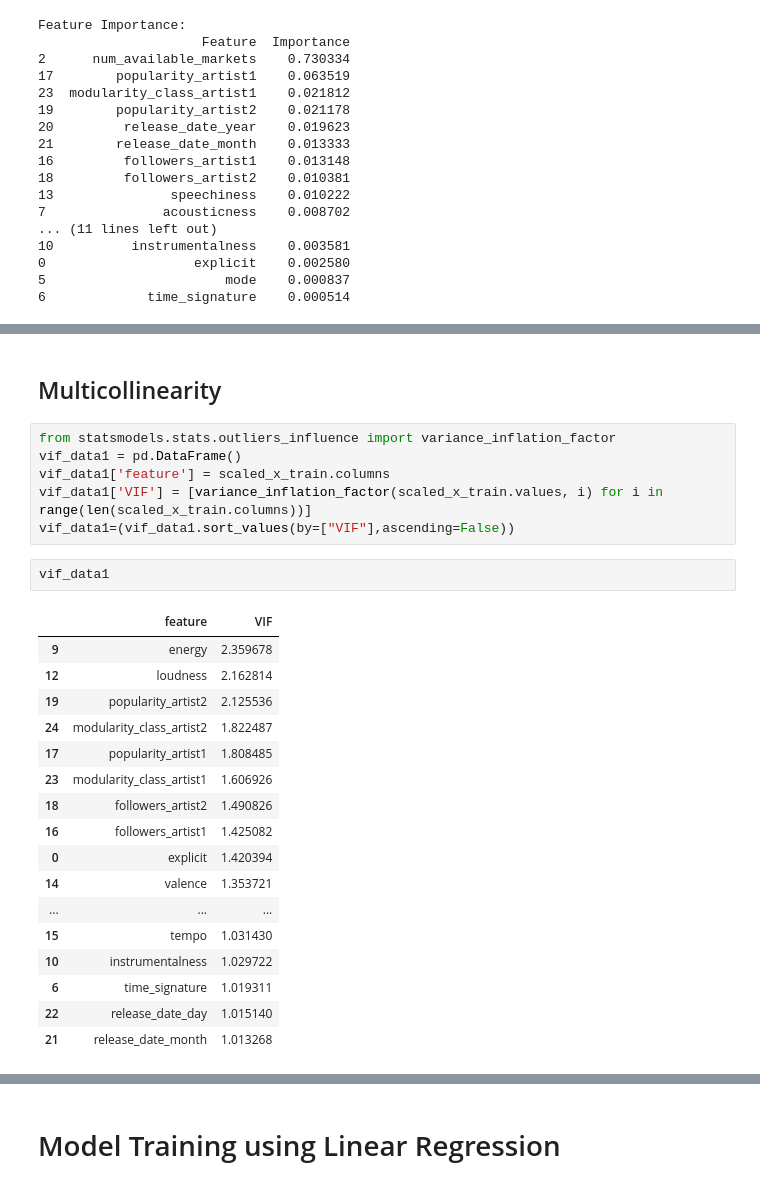
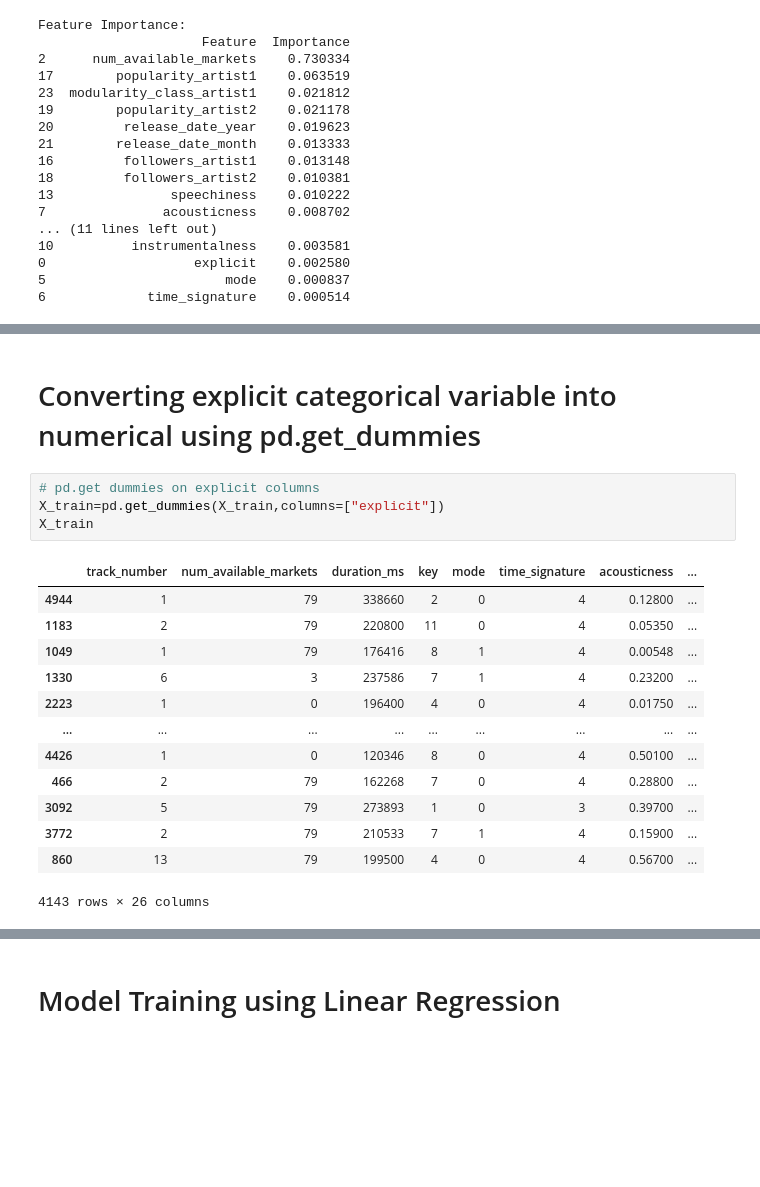
Before and after one commit to anushkavp/Music-Collaboration-Analysis, a Jupyter notebook: Preprocessing.ipynb, the cells around one changed output, grey strips where cells are left out. Saved outputs shown, nothing was run; the diff lists cells and outputs as text; blank space fills up the shorter version.

```diff
--- a/Preprocessing.ipynb
+++ b/Preprocessing.ipynb
@@ -1237,28 +1190,20 @@ scaled_x_test
-# %% [markdown]
-## Multicollinearity
-# %%
-from statsmodels.stats.outliers_influence import variance_inflation_factor
-vif_data1 = pd.DataFrame()
-vif_data1['feature'] = scaled_x_train.columns
-vif_data1['VIF'] = [variance_inflation_factor(scaled_x_train.values, i) for i in range(len(scaled_x_train.columns))]
-vif_data1=(vif_data1.sort_values(by=["VIF"],ascending=False))
-# %%
-vif_data1
-# %% [output]
-|  | feature | VIF |
-| 9 | energy | 2.359678 |
-| 12 | loudness | 2.162814 |
-| 19 | popularity_artist2 | 2.125536 |
-| 24 | modularity_class_artist2 | 1.822487 |
-| 17 | popularity_artist1 | 1.808485 |
-| 23 | modularity_class_artist1 | 1.606926 |
-| 18 | followers_artist2 | 1.490826 |
-| 16 | followers_artist1 | 1.425082 |
-| 0 | explicit | 1.420394 |
-| 14 | valence | 1.353721 |
-| ... | ... | ... |
-| 15 | tempo | 1.031430 |
-| 10 | instrumentalness | 1.029722 |
-| 6 | time_signature | 1.019311 |
-| 22 | release_date_day | 1.015140 |
-| 21 | release_date_month | 1.013268 |
+# %% [markdown]
+# Converting explicit categorical variable into numerical using pd.get_dummies
+# %%
+# pd.get dummies on explicit columns
+X_train=pd.get_dummies(X_train,columns=["explicit"])
+X_train
+# %% [output]
+|  | track_number | num_available_markets | duration_ms | key | mode | time_signature | acousticness | ... |
+| 4944 | 1 | 79 | 338660 | 2 | 0 | 4 | 0.12800 | ... |
+| 1183 | 2 | 79 | 220800 | 11 | 0 | 4 | 0.05350 | ... |
+| 1049 | 1 | 79 | 176416 | 8 | 1 | 4 | 0.00548 | ... |
+| 1330 | 6 | 3 | 237586 | 7 | 1 | 4 | 0.23200 | ... |
+| 2223 | 1 | 0 | 196400 | 4 | 0 | 4 | 0.01750 | ... |
+| ... | ... | ... | ... | ... | ... | ... | ... | ... |
+| 4426 | 1 | 0 | 120346 | 8 | 0 | 4 | 0.50100 | ... |
+| 466 | 2 | 79 | 162268 | 7 | 0 | 4 | 0.28800 | ... |
+| 3092 | 5 | 79 | 273893 | 1 | 0 | 3 | 0.39700 | ... |
+| 3772 | 2 | 79 | 210533 | 7 | 1 | 4 | 0.15900 | ... |
+| 860 | 13 | 79 | 199500 | 4 | 0 | 4 | 0.56700 | ... |
+4143 rows × 26 columns
```
Also changed, not shown: parts of 48 cells of this notebook.
